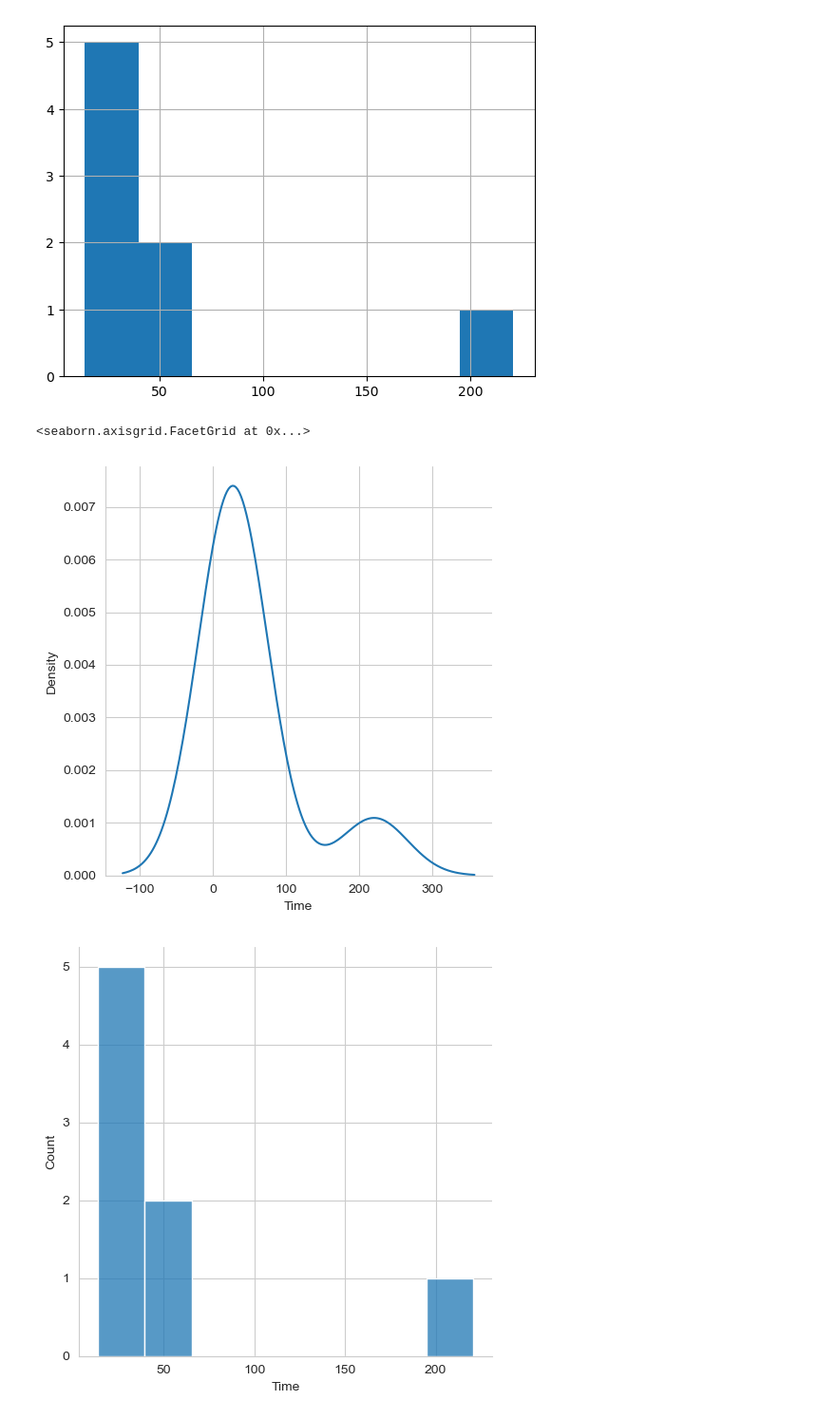
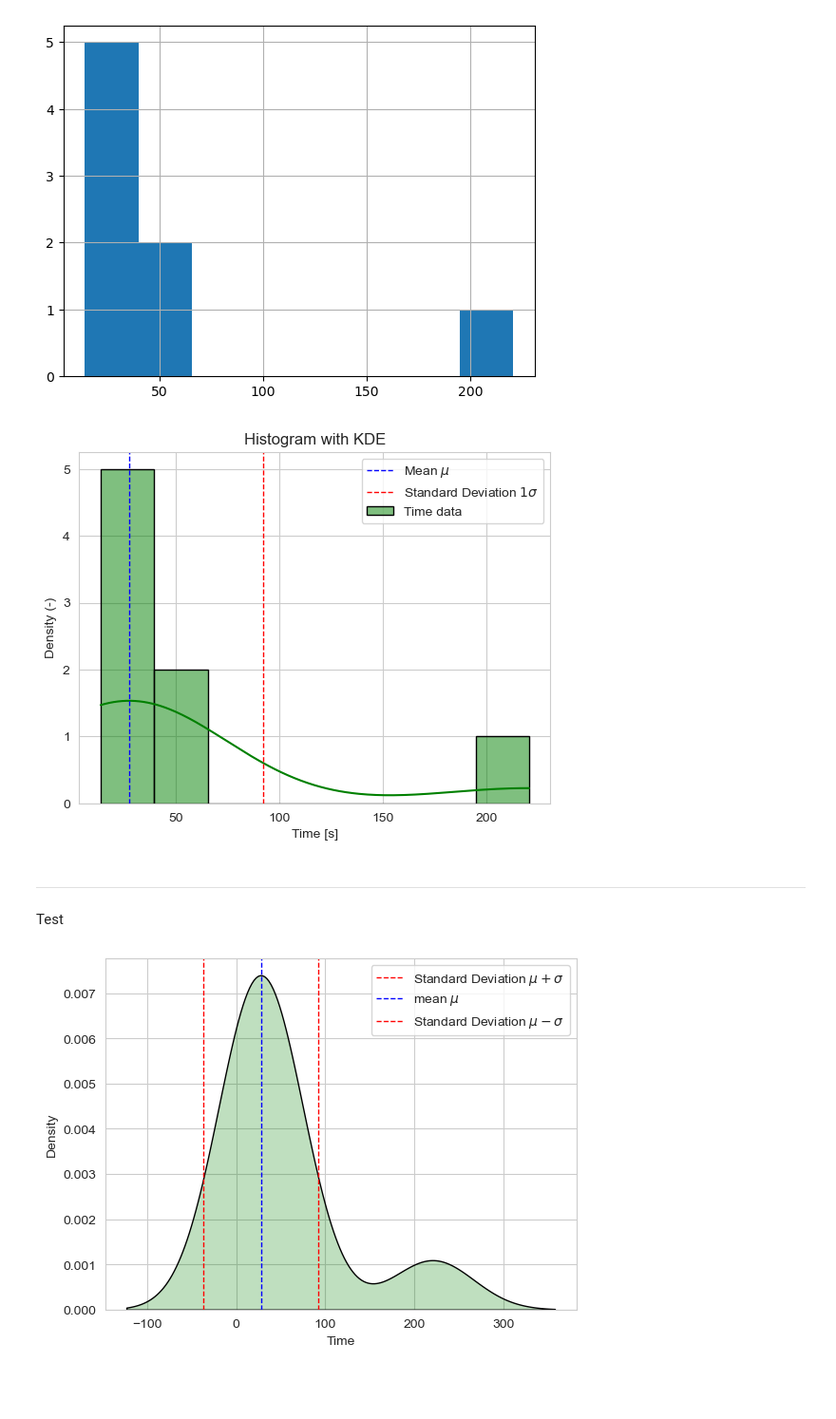
Before and after one commit to 96mat/ENRK, a Jupyter notebook: Report.ipynb, the cells around one changed output. Shown at 95% size. Saved outputs shown, nothing was run; the diff lists cells and outputs as text; code cells hidden in the pictures; blank space fills up the shorter version.

Commit message:
Probability Density Function

```diff
--- a/Report.ipynb
+++ b/Report.ipynb
@@ -190,11 +190,35 @@ plt.hist(dfg.iloc[:,6], bins=8)
 plt.grid()
 # %% [output]
 [figure]
+# %%
+data = dfg.iloc[:, 6]
+sns.set_style("whitegrid")
+ax = sns.histplot(data, bins=8, kde=True, color='g', edgecolor='black',label="Time data")
+std_dev = np.std(data)
+mean=np.mean(dfg.iloc[:-1,6])
+# Add labels, title, and grid
+plt.xlabel('Time [s]')
+plt.ylabel('Density (-)')
+plt.title('Histogram with KDE')
+plt.axvline(mean, color='blue', linestyle='--', linewidth=1,label=r"Mean $\mu$")
+plt.axvline(mean+std_dev, color='red', linestyle='--', linewidth=1,label=r"Standard Deviation $1 \sigma$")
+plt.legend()
+# Show the plot
+plt.show()
+# %% [output]
+[figure, added]
+# %% [markdown]
+----
+Test
 # %%
 sns.set_style("whitegrid")
-sns.displot(x=dfg.iloc[:,6], kind="kde")
-sns.displot(x=dfg.iloc[:,6], bins=8)
+#sns.displot(x=dfg.iloc[:,6], kind="kde")
+sns.kdeplot(x=dfg.iloc[:,6], color='g', fill=True, edgecolor='black')
+plt.axvline(mean+std_dev, color='red', linestyle='--', linewidth=1,label=r"Standard Deviation $\mu+\sigma$")
+plt.axvline(mean, color='blue', linestyle='--', linewidth=1,label=r"mean $\mu$")
+plt.axvline(mean-std_dev, color='red', linestyle='--', linewidth=1,label=r"Standard Deviation $\mu -\sigma$")
+#sns.displot(x=dfg.iloc[:,6], bins=8)
+plt.legend()
+plt.show()
 # %% [output]
-<seaborn.axisgrid.FacetGrid at 0x...>
-[figure, old version]
+[figure, new version]
-[figure, removed]
```
Also changed, not shown: parts of 7 cells of this notebook.
